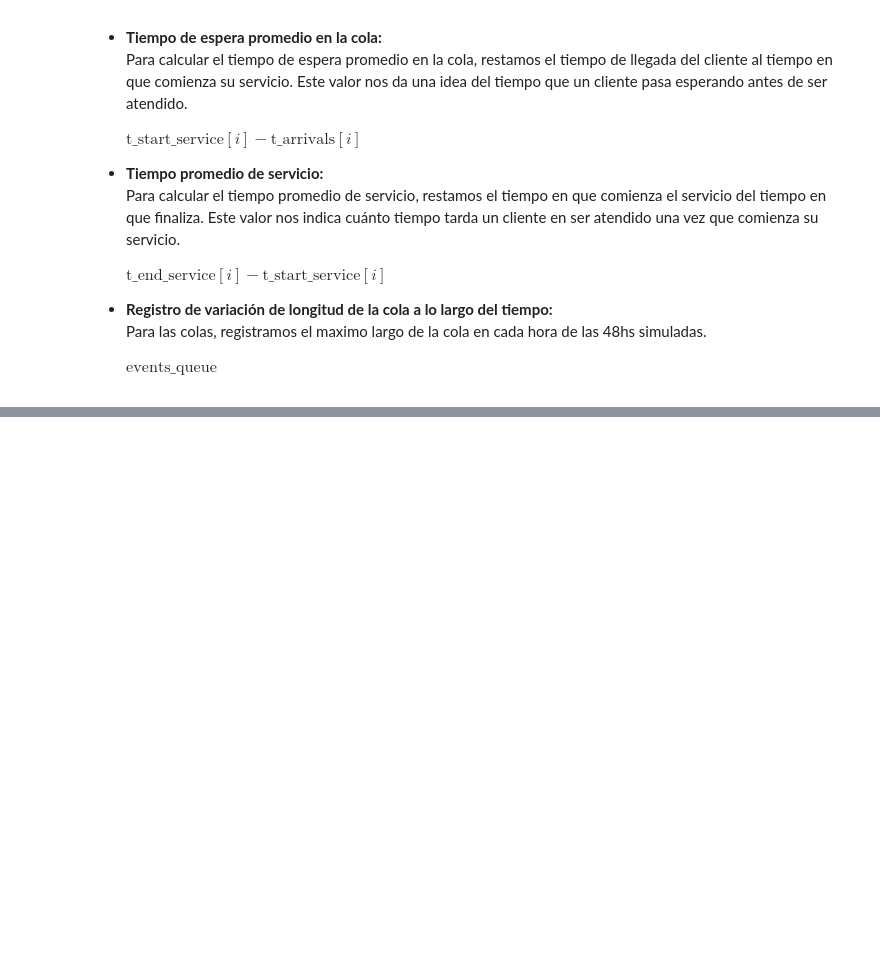
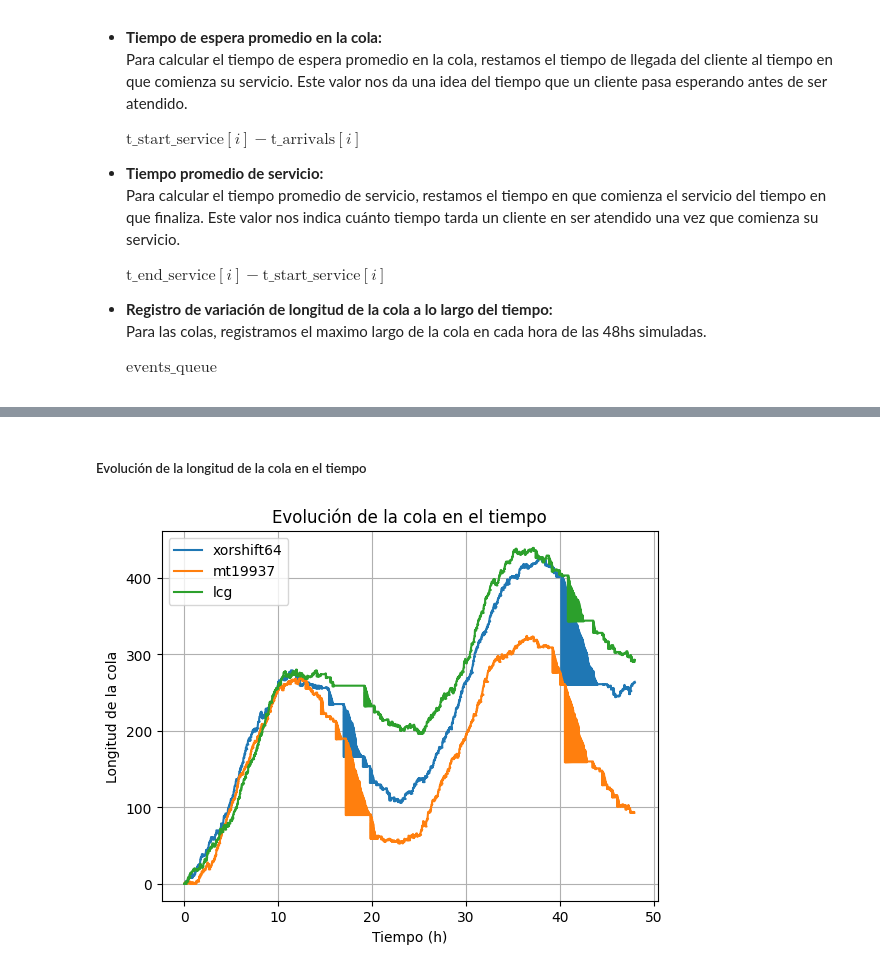
Before and after one commit to amtoledo/Trabajo-Especial-Modelos, a Jupyter notebook: Ludueña_Toledo_Trabajo_Especial_2025.ipynb, the cells around one changed output, grey strips where cells are left out. Cells and saved outputs as stored; diff of their text form; code cells hidden in the pictures; blank space fills up the shorter version.

```diff
--- a/Ludueña_Toledo_Trabajo_Especial_2025.ipynb
+++ b/Ludueña_Toledo_Trabajo_Especial_2025.ipynb
@@ -469,0 +335,15 @@ plt.show()
+# %% [markdown]
+##### Evolución de la longitud de la cola en el tiempo
+# %%
+for queue, label in zip(all_queues, labels):
+    times, lengths = zip(*queue)
+    plt.plot(times, lengths, label=label)
+
+plt.xlabel("Tiempo (h)")
+plt.ylabel("Longitud de la cola")
+plt.title("Evolución de la cola en el tiempo")
+plt.legend()
+plt.grid(True)
+plt.show()
+# %% [output]
+[figure, added]
```
Also changed, not shown: parts of 22 cells of this notebook, 2 other files.
